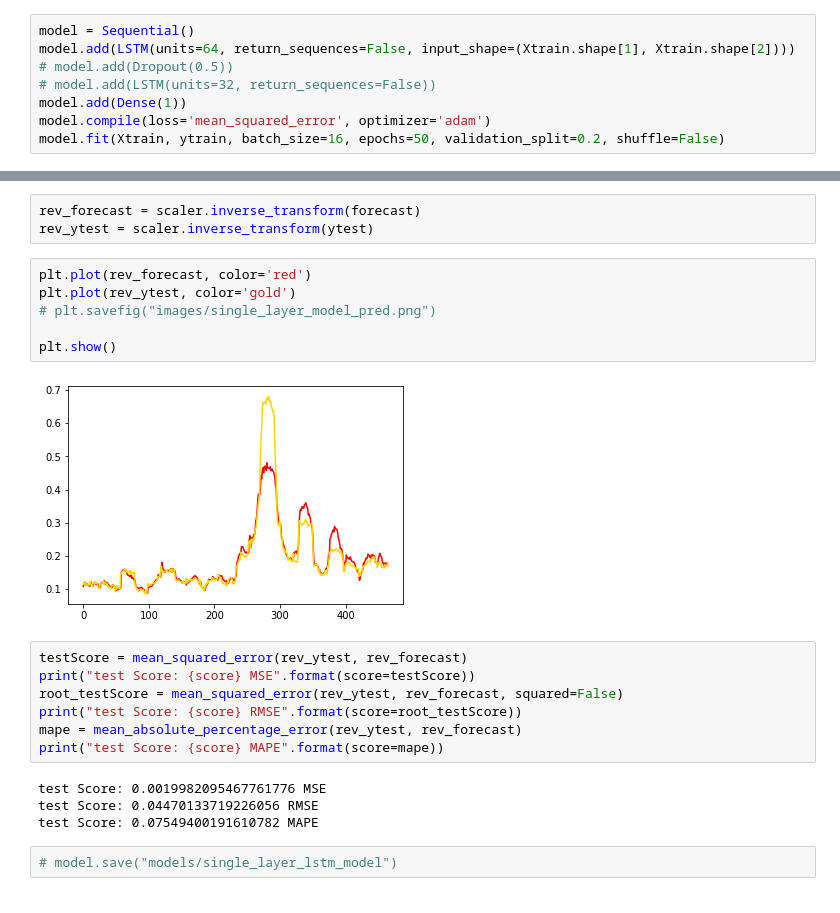
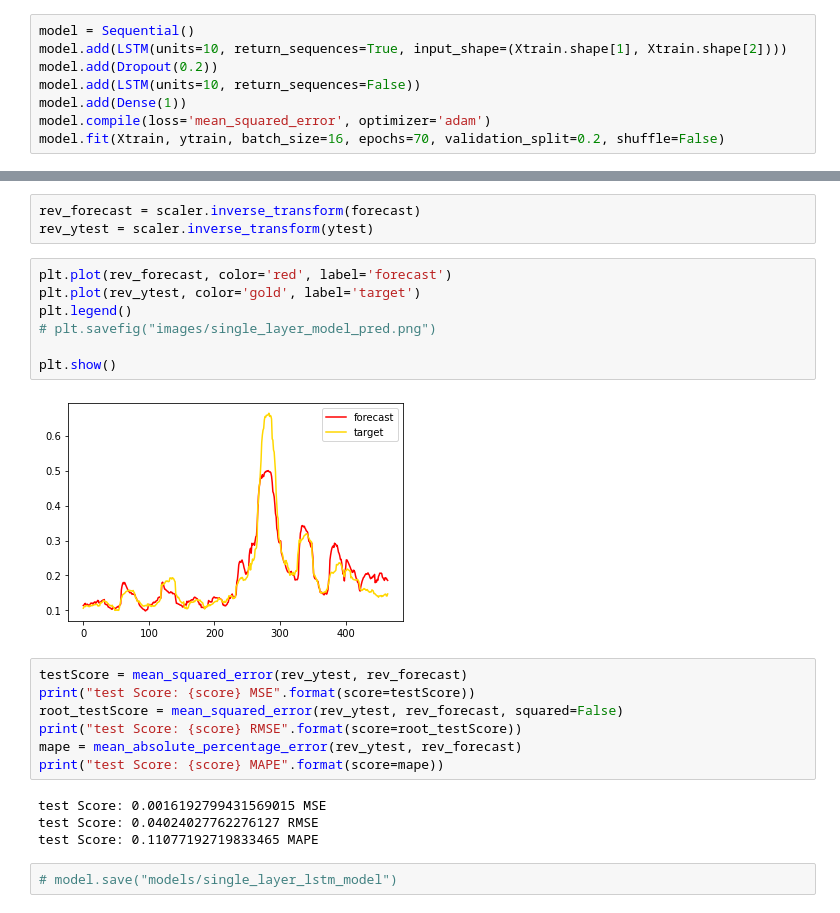
Before and after one commit to eddie8615/cs_project, a Jupyter notebook: lstm_model.ipynb, the cells around one changed output, grey strips where cells are left out. Cells and saved outputs as stored; diff of their text form.

```diff
--- a/lstm_model.ipynb
+++ b/lstm_model.ipynb
@@ -165,10 +165,10 @@ from sklearn.metrics import mean_squared_error,mean_absolute_percentage_error
 from tensorflow import keras
 # %%
 model = Sequential()
-model.add(LSTM(units=64, return_sequences=False, input_shape=(Xtrain.shape[1], Xtrain.shape[2])))
-# model.add(Dropout(0.5))
-# model.add(LSTM(units=32, return_sequences=False))
+model.add(LSTM(units=10, return_sequences=True, input_shape=(Xtrain.shape[1], Xtrain.shape[2])))
+model.add(Dropout(0.2))
+model.add(LSTM(units=10, return_sequences=False))
 model.add(Dense(1))
 model.compile(loss='mean_squared_error', optimizer='adam')
-model.fit(Xtrain, ytrain, batch_size=16, epochs=50, validation_split=0.2, shuffle=False)
+model.fit(Xtrain, ytrain, batch_size=16, epochs=70, validation_split=0.2, shuffle=False)
 # %% [output]
@@ -198,13 +198,14 @@ forecast = model.predict(Xtest)
 rev_forecast = scaler.inverse_transform(forecast)
 rev_ytest = scaler.inverse_transform(ytest)
 # %%
-plt.plot(rev_forecast, color='red')
-plt.plot(rev_ytest, color='gold')
+plt.plot(rev_forecast, color='red', label='forecast')
+plt.plot(rev_ytest, color='gold', label='target')
+plt.legend()
 # plt.savefig("images/single_layer_model_pred.png")
 
 plt.show()
 # %% [output]
-[figure, old version]
+[figure, new version]
 # %%
 testScore = mean_squared_error(rev_ytest, rev_forecast)
 print("test Score: {score} MSE".format(score=testScore))
@@ -213,9 +214,9 @@ print("test Score: {score} RMSE".format(score=root_testScore))
 mape = mean_absolute_percentage_error(rev_ytest, rev_forecast)
 print("test Score: {score} MAPE".format(score=mape))
 # %% [output]
-test Score: 0.0019982095467761776 MSE
-test Score: 0.04470133719226056 RMSE
-test Score: 0.07549400191610782 MAPE
+test Score: 0.0016192799431569015 MSE
+test Score: 0.04024027762276127 RMSE
+test Score: 0.11077192719833465 MAPE
 # %%
 # model.save("models/single_layer_lstm_model")
 # %% [output]
```
Also changed, not shown: parts of 4 cells of this notebook, 7 other files.
